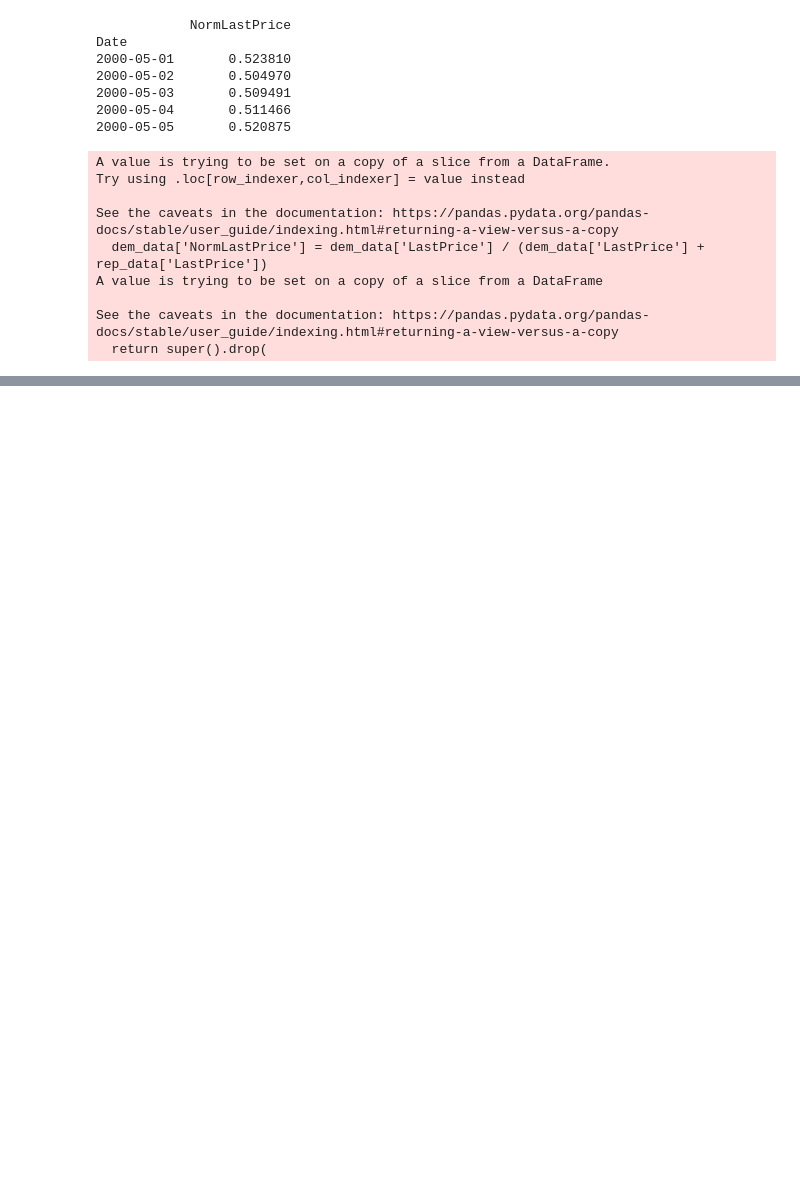
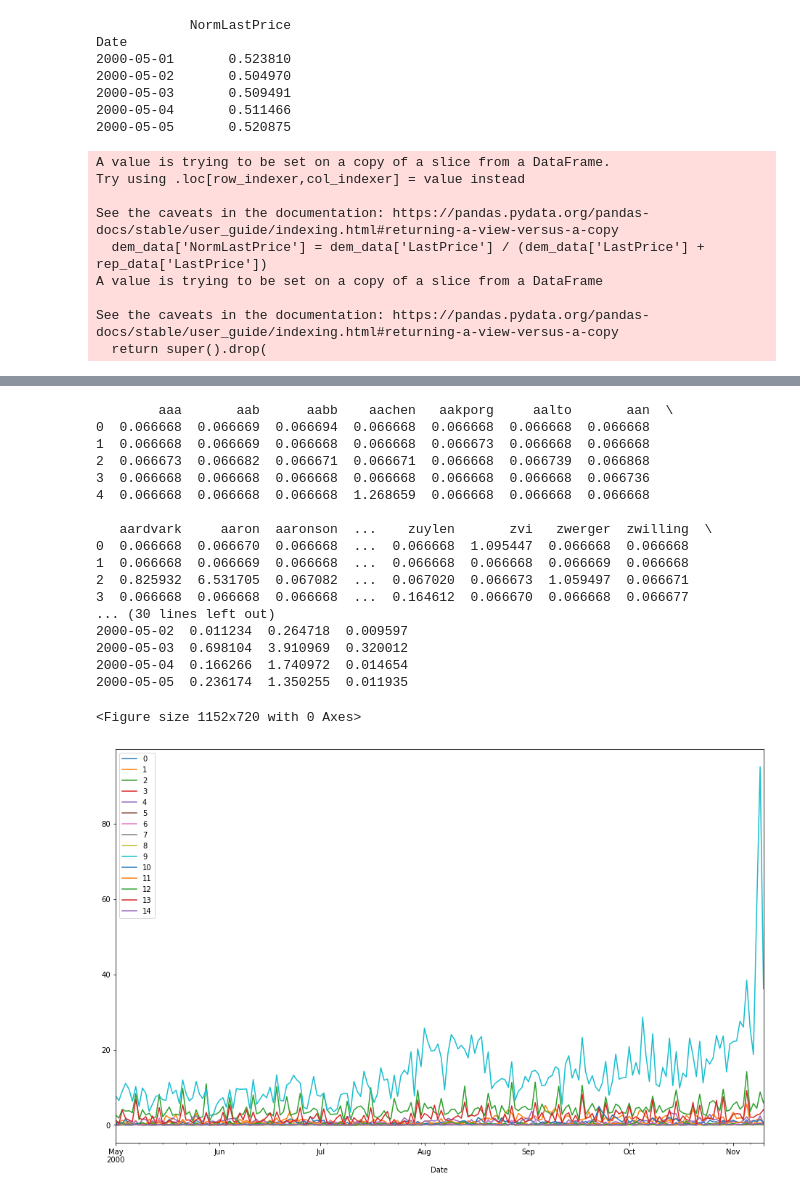
Before and after one commit to jhuamani/CourseProject, a Jupyter notebook: SKlearn Test.ipynb, the cells around one changed output, grey strips where cells are left out. Drawn from its saved outputs; the diff is of its cells as text; code cells hidden in the pictures; blank space fills up the shorter version.

```diff
--- a/SKlearn Test.ipynb
+++ b/SKlearn Test.ipynb
@@ -221 +243,17 @@ Date
 DatetimeIndex([], dtype='datetime64[ns]', freq=None)
+# %%
+# Fit LDA model to feature vector
+k = 15
+#prior_topic_words = []
+#prior_topic_words.append((vocabulary.index('oil'), [0, 0, 0, 0, 0, 0, 0, 0, 0, 0, 0, 0, 1000, 0, 0]))
+#print(prior_topic_words)
+
+lda = PTW_LDA(n_components=15, learning_method='online') #ptws=prior_topic_words)
+
+lda.fit(ft_cv)
+
+print('log likelihood score, ' + str(k) + ' topics: ' + str(lda.score(ft_cv)))
+
+pyLDAvis.enable_notebook()
+p = pyLDAvis.sklearn.prepare(lda, ft_cv, cv)
+pyLDAvis.display(p)
@@ -222 +263,43 @@ DatetimeIndex([], dtype='datetime64[ns]', freq=None)
+# %%
+# Generate topic vs. word matrix
+# Note: the individual matrix values are pseudo counts NOT probabilities
+topic_word_matrix = pd.DataFrame(lda.components_, columns=vocabulary)
+print(topic_word_matrix.head())
+
+# Generate document vs. topic coverage matrix
+lda_out = lda.transform(ft_cv)
+doc_topic_matrix = pd.DataFrame(lda_out)
+doc_topic_matrix['Date'] = main_df['Date']
+print(doc_topic_matrix.shape)
+
+# Aggregate topic coverages by each date and create topic_stream
+aggregator_topics = {i: 'sum' for i in range(k)}
+topic_stream = doc_topic_matrix.groupby(['Date']).agg(aggregator_topics)
+print(topic_stream.head())
+
+# Plot resulting topic streams
+plt.rcParams['figure.figsize'] = [16, 10]
+plt.figure()
+topic_stream.plot()
+plt.show()
+# %% [output]
+        aaa       aab      aabb    aachen   aakporg     aalto       aan  \
+0  0.066668  0.066669  0.066694  0.066668  0.066668  0.066668  0.066668
+1  0.066668  0.066669  0.066668  0.066668  0.066673  0.066668  0.066668
+2  0.066673  0.066682  0.066671  0.066671  0.066668  0.066739  0.066868
+3  0.066668  0.066668  0.066668  0.066668  0.066668  0.066668  0.066736
+4  0.066668  0.066668  0.066668  1.268659  0.066668  0.066668  0.066668
+
+   aardvark     aaron  aaronson  ...    zuylen       zvi   zwerger  zwilling  \
+0  0.066668  0.066670  0.066668  ...  0.066668  1.095447  0.066668  0.066668
+1  0.066668  0.066669  0.066668  ...  0.066668  0.066668  0.066669  0.066668
+2  0.825932  6.531705  0.067082  ...  0.067020  0.066673  1.059497  0.066671
+3  0.066668  0.066668  0.066668  ...  0.164612  0.066670  0.066668  0.066677
+... (30 lines left out)
+2000-05-02  0.011234  0.264718  0.009597
+2000-05-03  0.698104  3.910969  0.320012
+2000-05-04  0.166266  1.740972  0.014654
+2000-05-05  0.236174  1.350255  0.011935
+<Figure size 1152x720 with 0 Axes>
+[figure, added]
 # %%
```
Also changed, not shown: parts of 18 cells of this notebook.
